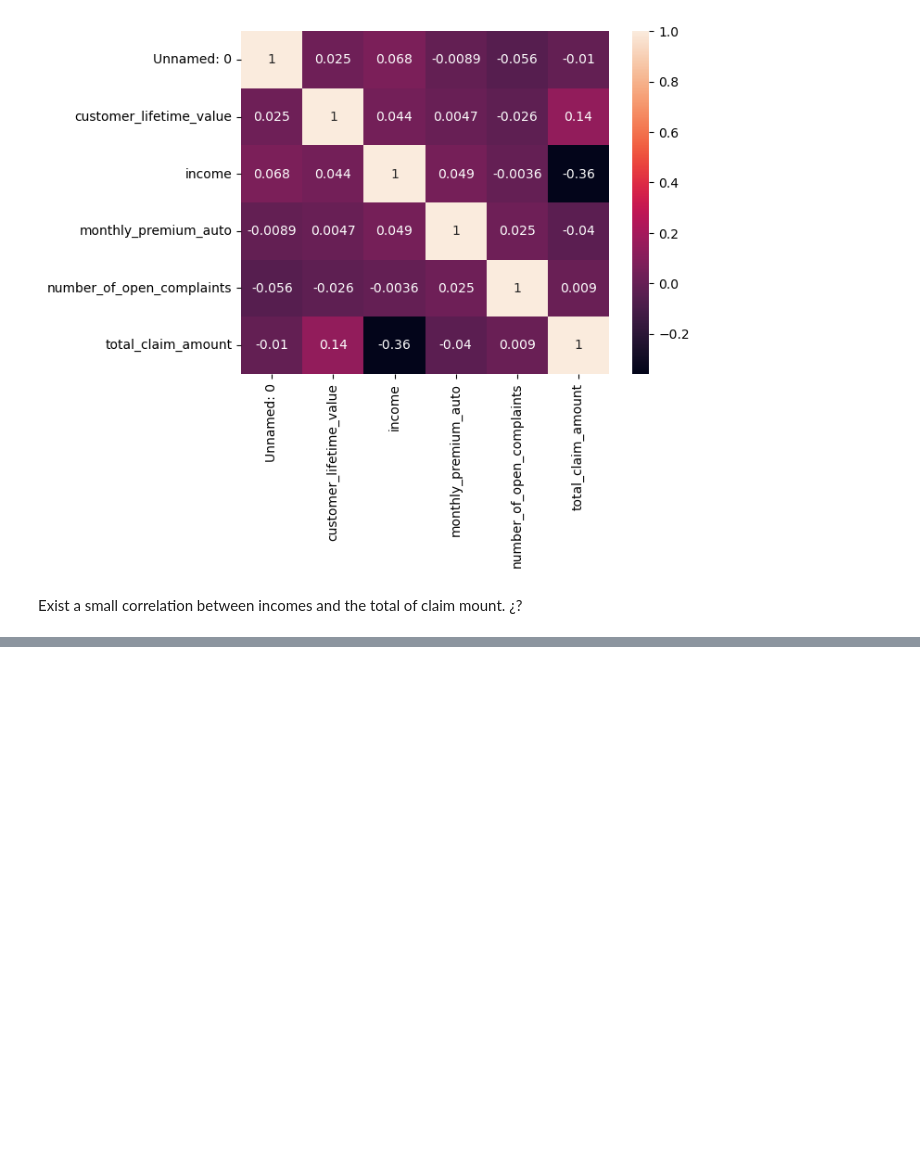
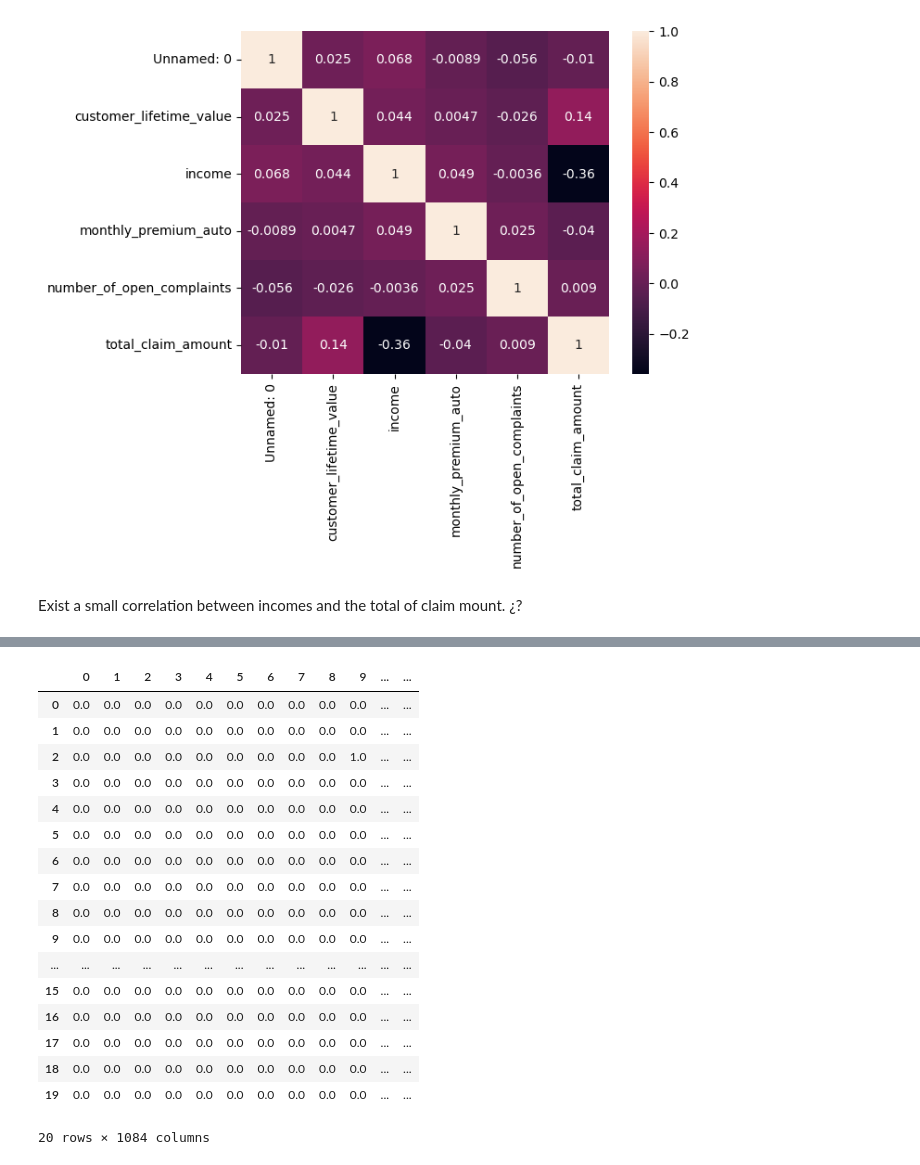
Before and after one commit to katchuli/lab-dw-data-cleaning-and-formatting, a Jupyter notebook: lab-dw-data-cleaning-and-formatting.ipynb, the cells around one changed output, grey strips where cells are left out. Drawn from its saved outputs; the diff is of its cells as text; code cells hidden in the pictures; blank space fills up the shorter version.

```diff
--- a/lab-dw-data-cleaning-and-formatting.ipynb
+++ b/lab-dw-data-cleaning-and-formatting.ipynb
@@ -720,0 +735,8 @@ pd.DataFrame(x_standardized, columns=X_num.columns)
+# %%
+#one hot encoding is a way to turn categorical variables into multiple numerical columns
+from sklearn.preprocessing import OneHotEncoder
+#encoder = OneHotEncoder().fit(X_cat)
+encoder = OneHotEncoder(drop='first').fit(X_cat)
+print(encoder.categories_)
+encoded = encoder.transform(X_cat).toarray()
+print(encoded)
@@ -720,0 +755,23 @@ pd.DataFrame(x_standardized, columns=X_num.columns)
+# %%
+#onehot_encoded = pd.DataFrame(encoded)
+onehot_encoded = pd.DataFrame(encoded)
+onehot_encoded.head(20)
+# %% [output]
+|  | 0 | 1 | 2 | 3 | 4 | 5 | 6 | 7 | 8 | 9 | ... | ... |
+| 0 | 0.0 | 0.0 | 0.0 | 0.0 | 0.0 | 0.0 | 0.0 | 0.0 | 0.0 | 0.0 | ... | ... |
+| 1 | 0.0 | 0.0 | 0.0 | 0.0 | 0.0 | 0.0 | 0.0 | 0.0 | 0.0 | 0.0 | ... | ... |
+| 2 | 0.0 | 0.0 | 0.0 | 0.0 | 0.0 | 0.0 | 0.0 | 0.0 | 0.0 | 1.0 | ... | ... |
+| 3 | 0.0 | 0.0 | 0.0 | 0.0 | 0.0 | 0.0 | 0.0 | 0.0 | 0.0 | 0.0 | ... | ... |
+| 4 | 0.0 | 0.0 | 0.0 | 0.0 | 0.0 | 0.0 | 0.0 | 0.0 | 0.0 | 0.0 | ... | ... |
+| 5 | 0.0 | 0.0 | 0.0 | 0.0 | 0.0 | 0.0 | 0.0 | 0.0 | 0.0 | 0.0 | ... | ... |
+| 6 | 0.0 | 0.0 | 0.0 | 0.0 | 0.0 | 0.0 | 0.0 | 0.0 | 0.0 | 0.0 | ... | ... |
+| 7 | 0.0 | 0.0 | 0.0 | 0.0 | 0.0 | 0.0 | 0.0 | 0.0 | 0.0 | 0.0 | ... | ... |
+| 8 | 0.0 | 0.0 | 0.0 | 0.0 | 0.0 | 0.0 | 0.0 | 0.0 | 0.0 | 0.0 | ... | ... |
+| 9 | 0.0 | 0.0 | 0.0 | 0.0 | 0.0 | 0.0 | 0.0 | 0.0 | 0.0 | 0.0 | ... | ... |
+| ... | ... | ... | ... | ... | ... | ... | ... | ... | ... | ... | ... | ... |
+| 15 | 0.0 | 0.0 | 0.0 | 0.0 | 0.0 | 0.0 | 0.0 | 0.0 | 0.0 | 0.0 | ... | ... |
+| 16 | 0.0 | 0.0 | 0.0 | 0.0 | 0.0 | 0.0 | 0.0 | 0.0 | 0.0 | 0.0 | ... | ... |
+| 17 | 0.0 | 0.0 | 0.0 | 0.0 | 0.0 | 0.0 | 0.0 | 0.0 | 0.0 | 0.0 | ... | ... |
+| 18 | 0.0 | 0.0 | 0.0 | 0.0 | 0.0 | 0.0 | 0.0 | 0.0 | 0.0 | 0.0 | ... | ... |
+| 19 | 0.0 | 0.0 | 0.0 | 0.0 | 0.0 | 0.0 | 0.0 | 0.0 | 0.0 | 0.0 | ... | ... |
+20 rows × 1084 columns
```
Also changed, not shown: parts of 25 cells of this notebook.
